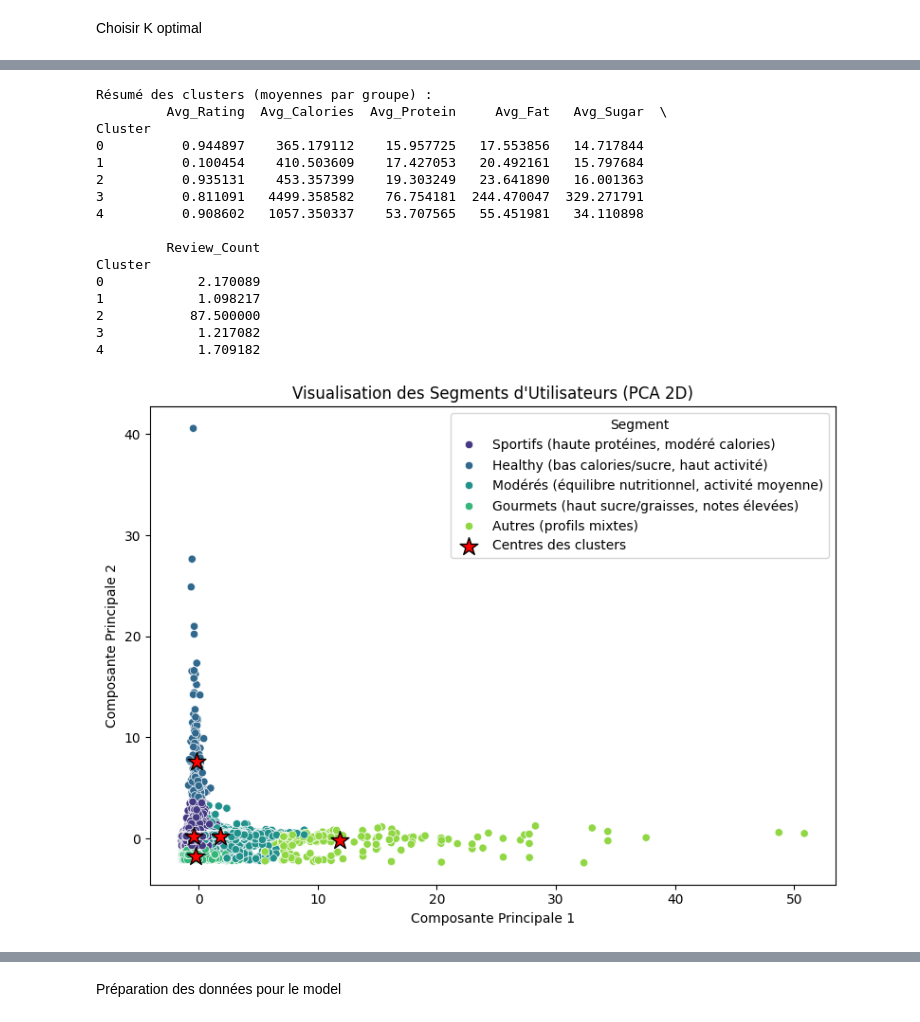
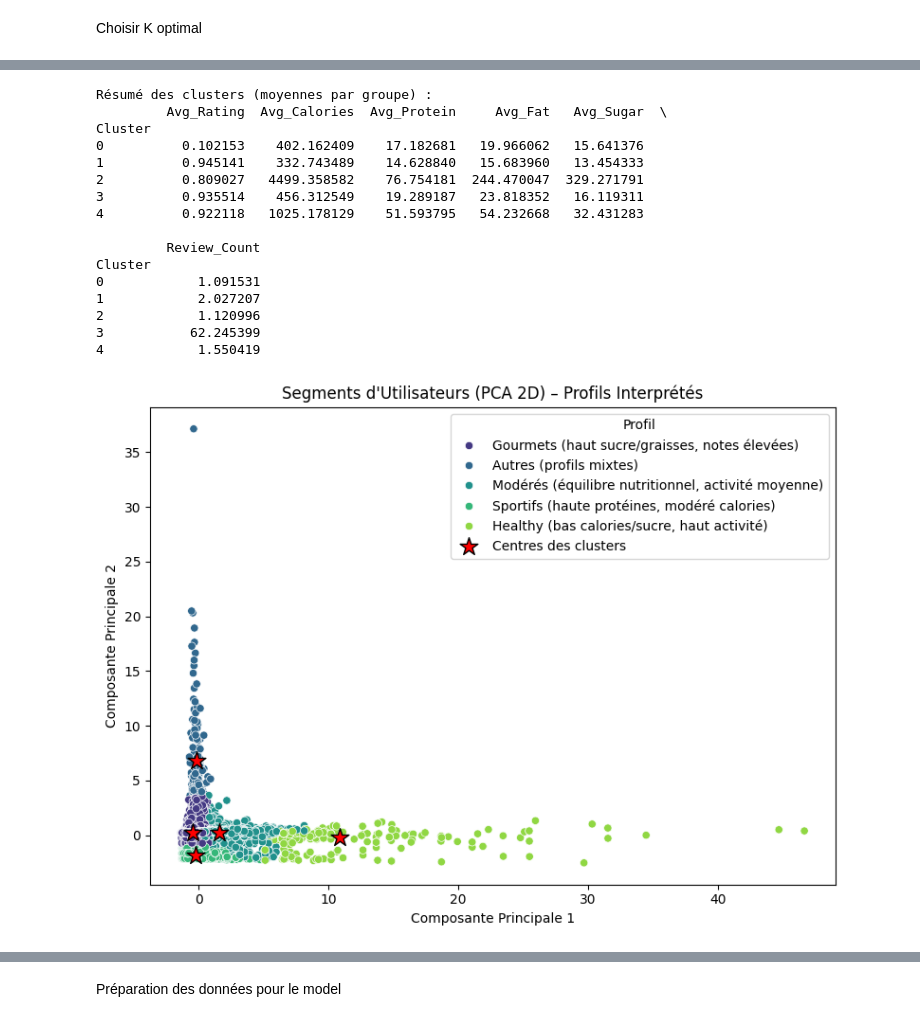
Before and after one commit to louaycodes/ProjetMachineLearning4Arctic, a Jupyter notebook: projetML.ipynb, the cells around one changed output, grey strips where cells are left out. Cells and saved outputs as stored; diff of their text form; code cells hidden in the pictures.

```diff
--- a/projetML.ipynb
+++ b/projetML.ipynb
@@ -1392,24 +1230,0 @@ print("\n✅ Le modèle est robuste et généralisable (faible écart-type)")
-# %%
-actual_feature_names = X_train.columns.tolist()
-
-coef_df = pd.DataFrame({
-    'Feature': actual_feature_names,
-    'Coefficient': linear_model.coef_
-})
-
-coef_df['Abs_Coefficient'] = coef_df['Coefficient'].abs()
-coef_df = coef_df.sort_values('Abs_Coefficient', ascending=False)
-
-print("🔝 TOP 20 FEATURES LES PLUS INFLUENTES :")
-print("=" * 80)
-for i, row in coef_df.head(20).iterrows():
-    impact = "📈 Augmente la note" if row['Coefficient'] > 0 else "📉 Diminue la note"
-    print(f"{row['Feature'][:50]:50s} : {row['Coefficient']:+.6f}  {impact}")
-print("=" * 80)
-
-print(f"\n📊 Statistiques des coefficients :")
-print(f"   - Intercept : {linear_model.intercept_:.4f}")
-print(f"   - Nombre de features : {len(coef_df)}")
-print(f"   - Coefficient max : {coef_df['Coefficient'].max():.4f}")
-print(f"   - Coefficient min : {coef_df['Coefficient'].min():.4f}")
-print(f"   - Coefficient moyen : {coef_df['Coefficient'].mean():.4f}")
@@ -1673,0 +1231,6 @@ Le modèle de régression linéaire développé pour **BO3** permet de :
+# %%
+X_train, X_test, y_train, y_test = train_test_split(X, y, test_size=0.2, random_state=42)
+
+print(f"Séparation Train/Test :")
+print(f"   - Train : {X_train.shape[0]} échantillons ({X_train.shape[0]/X.shape[0]*100:.1f}%)")
+print(f"   - Test  : {X_test.shape[0]} échantillons ({X_test.shape[0]/X.shape[0]*100:.1f}%)")
@@ -1711,9 +1609,9 @@ X_cluster_scaled = scaler.fit_transform(X_cluster)
 
 print("Features pour le clustering :", X_cluster.shape)
 print("Exemple de données normalisées :")
-print(pd.DataFrame(X_cluster_scaled[:5], columns=clustering_features).round(2))
+print(pd.DataFrame(X_cluster_scaled[:3], columns=clustering_features).round(2))
 
-pca = PCA(n_components=0.95)
+pca = PCA(n_components=4)
 X_cluster_pca = pca.fit_transform(X_cluster_scaled)
 
 print(f"\n Dimensions après PCA : {X_cluster_pca.shape[1]}")
@@ -1775,9 +1748,12 @@ user_profiles['Cluster'] = kmeans.fit_predict(X_cluster_pca)
 # %%
 with threadpool_limits(limits=1, user_api='blas'):
-    numeric_columns = ['Avg_Rating', 'Avg_Calories', 'Avg_Protein', 'Avg_Fat', 'Avg_Sugar', 'Review_Count']
+    numeric_columns = ['Avg_Rating', 'Avg_Calories', 'Avg_Protein',
+                       'Avg_Fat', 'Avg_Sugar', 'Review_Count']
+
     cluster_summary = user_profiles.groupby('Cluster')[numeric_columns].mean()
     print("Résumé des clusters (moyennes par groupe) :")
     print(cluster_summary)
+
     cluster_labels = {
         0: 'Sportifs (haute protéines, modéré calories)',
         1: 'Gourmets (haut sucre/graisses, notes élevées)',
@@ -1795,43 +1771,43 @@ with threadpool_limits(limits=1, user_api='blas'):
         y=features_2d[:, 1],
         hue=user_profiles['Profile_Type'],
         palette='viridis'
     )
 
     cluster_centers_2d = pca_2d.transform(
         np.array([X_cluster_scaled[user_profiles['Cluster'] == i].mean(axis=0)
                   for i in sorted(user_profiles['Cluster'].unique())])
     )
     plt.scatter(
         cluster_centers_2d[:, 0],
         cluster_centers_2d[:, 1],
         c='red',
         s=200,
         marker='*',
         edgecolor='black',
         label='Centres des clusters'
     )
 
-    plt.title('Visualisation des Segments d\'Utilisateurs (PCA 2D)')
+    plt.title('Segments d\'Utilisateurs (PCA 2D) – Profils Interprétés')
     plt.xlabel('Composante Principale 1')
     plt.ylabel('Composante Principale 2')
-    plt.legend(title='Segment')
+    plt.legend(title='Profil')
     plt.tight_layout()
     plt.show()
 # %% [output]
 Résumé des clusters (moyennes par groupe) :
          Avg_Rating  Avg_Calories  Avg_Protein     Avg_Fat   Avg_Sugar  \
 Cluster
-0          0.944897    365.179112    15.957725   17.553856   14.717844
-1          0.100454    410.503609    17.427053   20.492161   15.797684
-2          0.935131    453.357399    19.303249   23.641890   16.001363
-3          0.811091   4499.358582    76.754181  244.470047  329.271791
-4          0.908602   1057.350337    53.707565   55.451981   34.110898
+0          0.102153    402.162409    17.182681   19.966062   15.641376
+1          0.945141    332.743489    14.628840   15.683960   13.454333
+2          0.809027   4499.358582    76.754181  244.470047  329.271791
+3          0.935514    456.312549    19.289187   23.818352   16.119311
+4          0.922118   1025.178129    51.593795   54.232668   32.431283
 
          Review_Count
 Cluster
-0            2.170089
-1            1.098217
-2           87.500000
-3            1.217082
-4            1.709182
+0            1.091531
+1            2.027207
+2            1.120996
+3           62.245399
+4            1.550419
-[figure, old version]
+[figure, new version]
```
Also changed, not shown: parts of 60 cells of this notebook.
